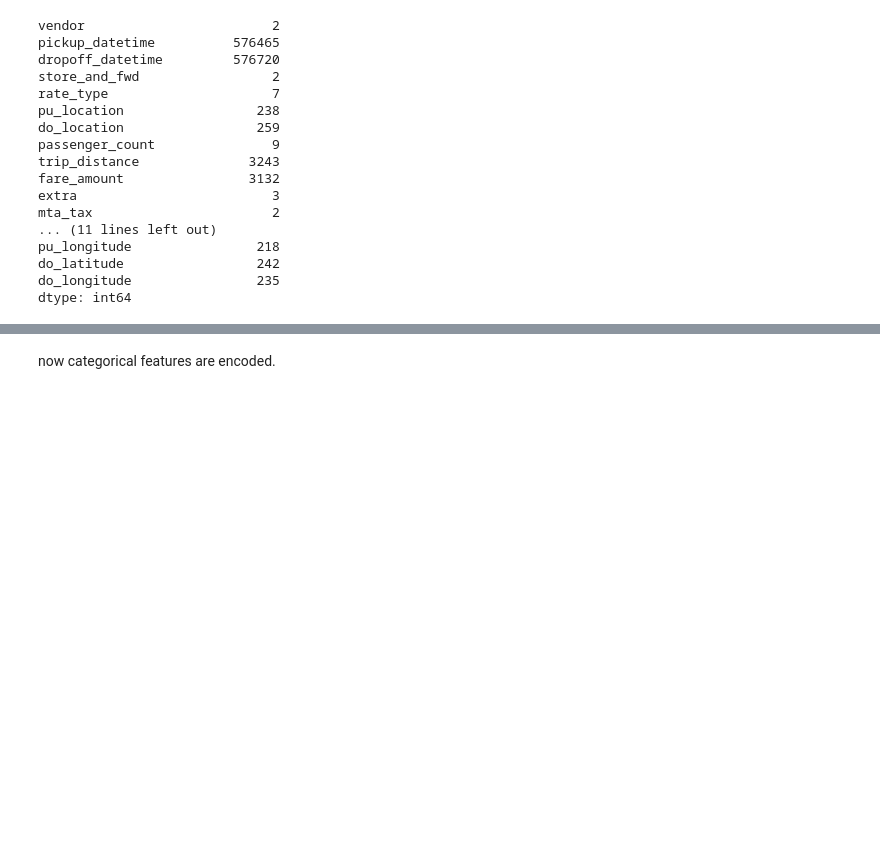
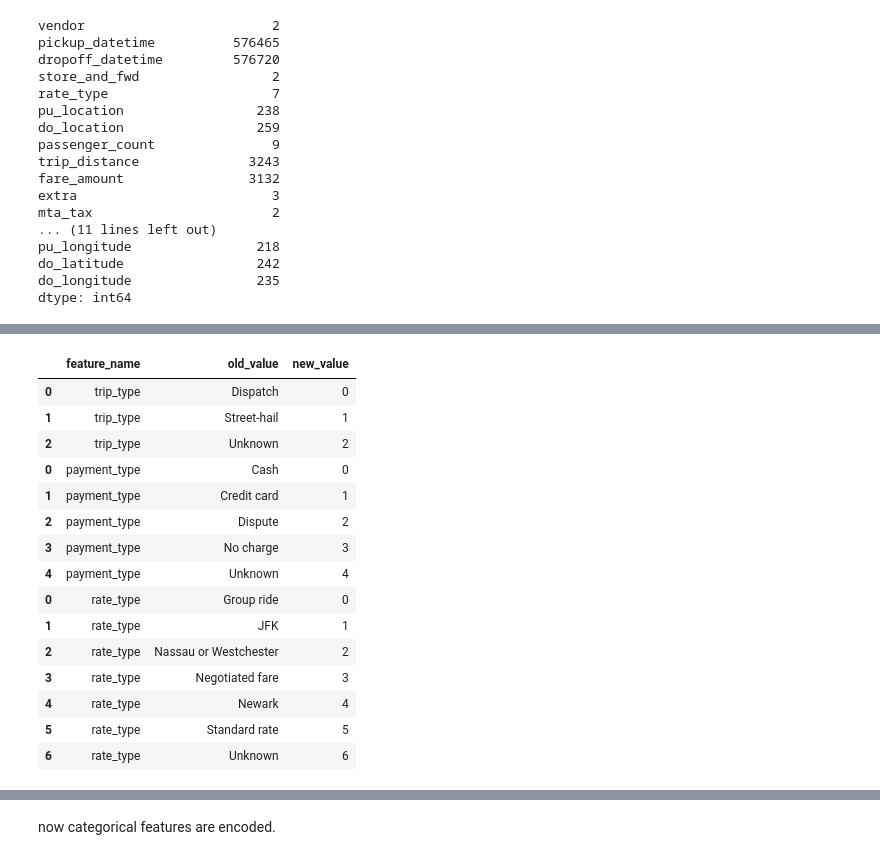
Before and after one commit to Abdullah204/Farecast, a Jupyter notebook: Milestone_1/M1_MET_49-2554_2_8-18.ipynb, the cells around one changed output, grey strips where cells are left out. Cells and saved outputs as stored; diff of their text form; code cells hidden in the pictures; blank space fills up the shorter version.

```diff
--- a/Milestone_1/M1_MET_49-2554_2_8-18.ipynb
+++ b/Milestone_1/M1_MET_49-2554_2_8-18.ipynb
@@ -1134,3 +1151,22 @@ label_encode(df_copy,label_features)
+# %%
+lookup_table
+# %% [output]
+|  | feature_name | old_value | new_value |
+| 0 | trip_type | Dispatch | 0 |
+| 1 | trip_type | Street-hail | 1 |
+| 2 | trip_type | Unknown | 2 |
+| 0 | payment_type | Cash | 0 |
+| 1 | payment_type | Credit card | 1 |
+| 2 | payment_type | Dispute | 2 |
+| 3 | payment_type | No charge | 3 |
+| 4 | payment_type | Unknown | 4 |
+| 0 | rate_type | Group ride | 0 |
+| 1 | rate_type | JFK | 1 |
+| 2 | rate_type | Nassau or Westchester | 2 |
+| 3 | rate_type | Negotiated fare | 3 |
+| 4 | rate_type | Newark | 4 |
+| 5 | rate_type | Standard rate | 5 |
+| 6 | rate_type | Unknown | 6 |
 # %%
 df_copy[label_features].nunique()
 # %% [output]
```
Also changed, not shown: parts of 23 cells of this notebook.
